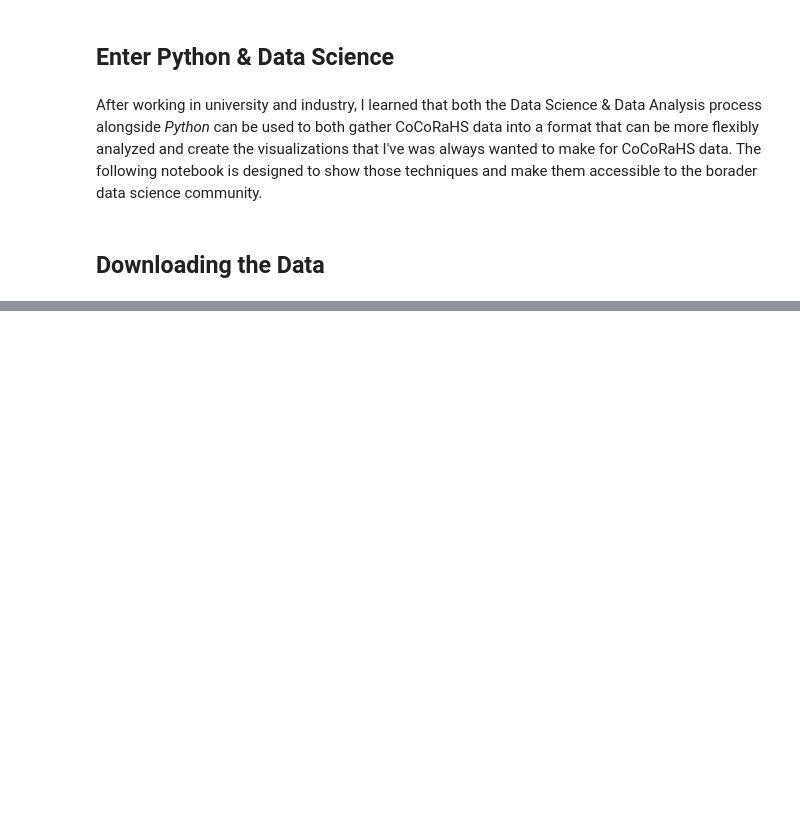
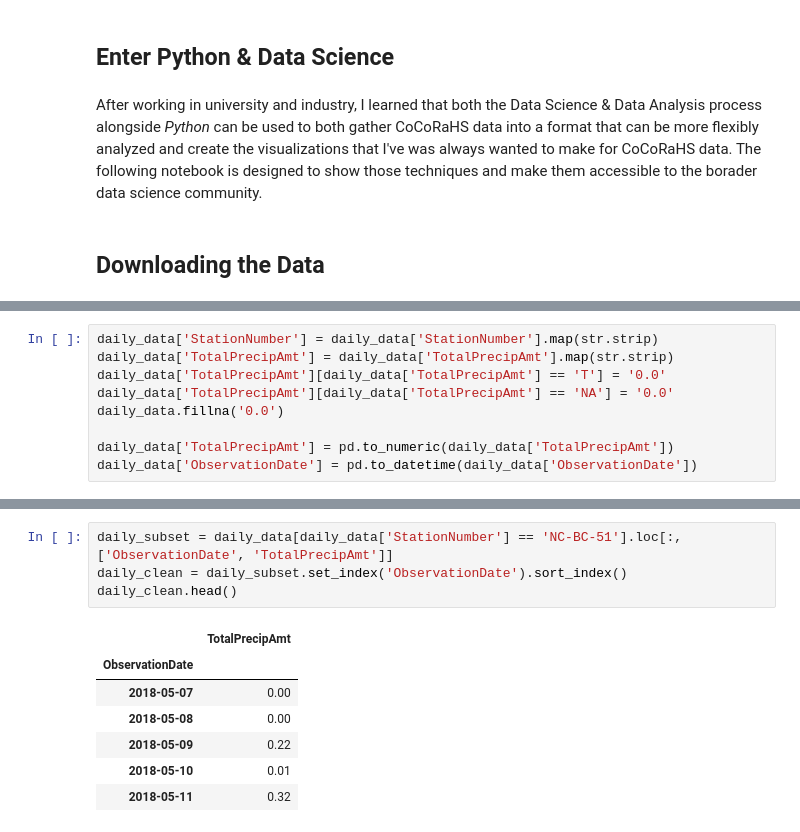
Before and after one commit to synflyn28/cocorahs_project, a Jupyter notebook: rainfall_cocorahs.ipynb, the cells around one changed output, grey strips where cells are left out. Cells and saved outputs as stored; diff of their text form; blank space fills up the shorter version.

```diff
--- a/rainfall_cocorahs.ipynb
+++ b/rainfall_cocorahs.ipynb
@@ -12,0 +30,9 @@ After working in university and industry, I learned that both the Data Science &
+# %%
+daily_data['StationNumber'] = daily_data['StationNumber'].map(str.strip)
+daily_data['TotalPrecipAmt'] = daily_data['TotalPrecipAmt'].map(str.strip)
+daily_data['TotalPrecipAmt'][daily_data['TotalPrecipAmt'] == 'T'] = '0.0'
+daily_data['TotalPrecipAmt'][daily_data['TotalPrecipAmt'] == 'NA'] = '0.0'
+daily_data.fillna('0.0')
+
+daily_data['TotalPrecipAmt'] = pd.to_numeric(daily_data['TotalPrecipAmt'])
+daily_data['ObservationDate'] = pd.to_datetime(daily_data['ObservationDate'])
@@ -12,0 +48,12 @@ After working in university and industry, I learned that both the Data Science &
+# %%
+daily_subset = daily_data[daily_data['StationNumber'] == 'NC-BC-51'].loc[:,['ObservationDate', 'TotalPrecipAmt']]
+daily_clean = daily_subset.set_index('ObservationDate').sort_index()
+daily_clean.head()
+# %% [output]
+|  | TotalPrecipAmt |
+| ObservationDate |  |
+| 2018-05-07 | 0.00 |
+| 2018-05-08 | 0.00 |
+| 2018-05-09 | 0.22 |
+| 2018-05-10 | 0.01 |
+| 2018-05-11 | 0.32 |
```
Also changed, not shown: parts of 6 cells of this notebook.
